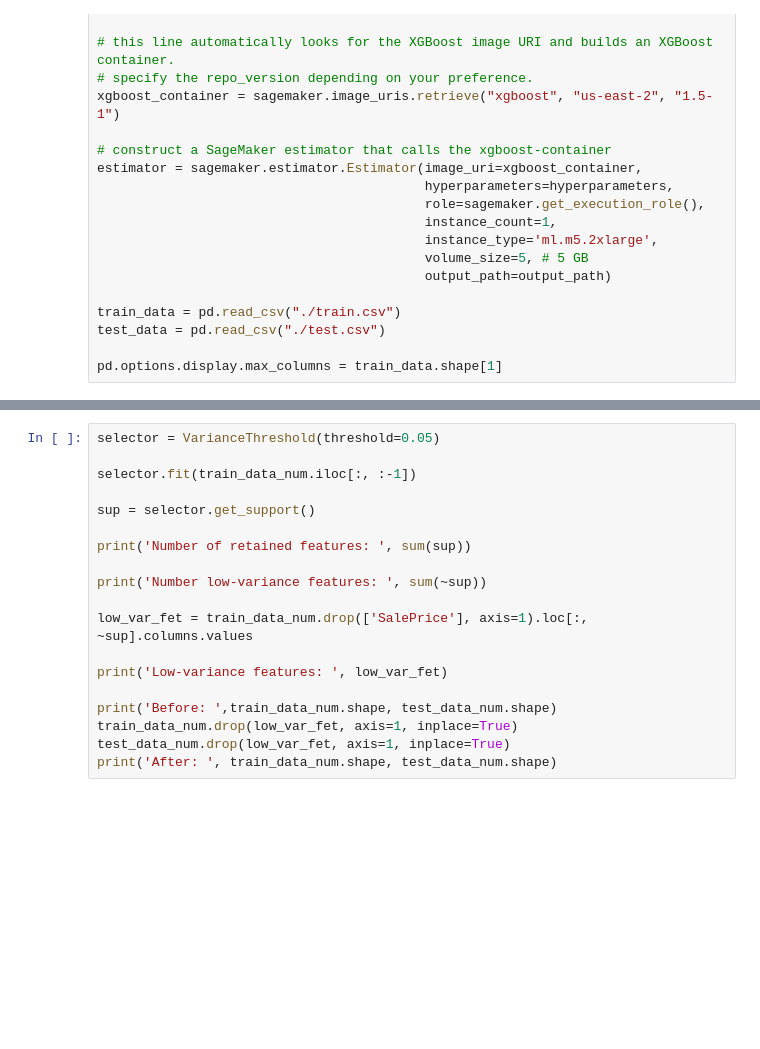
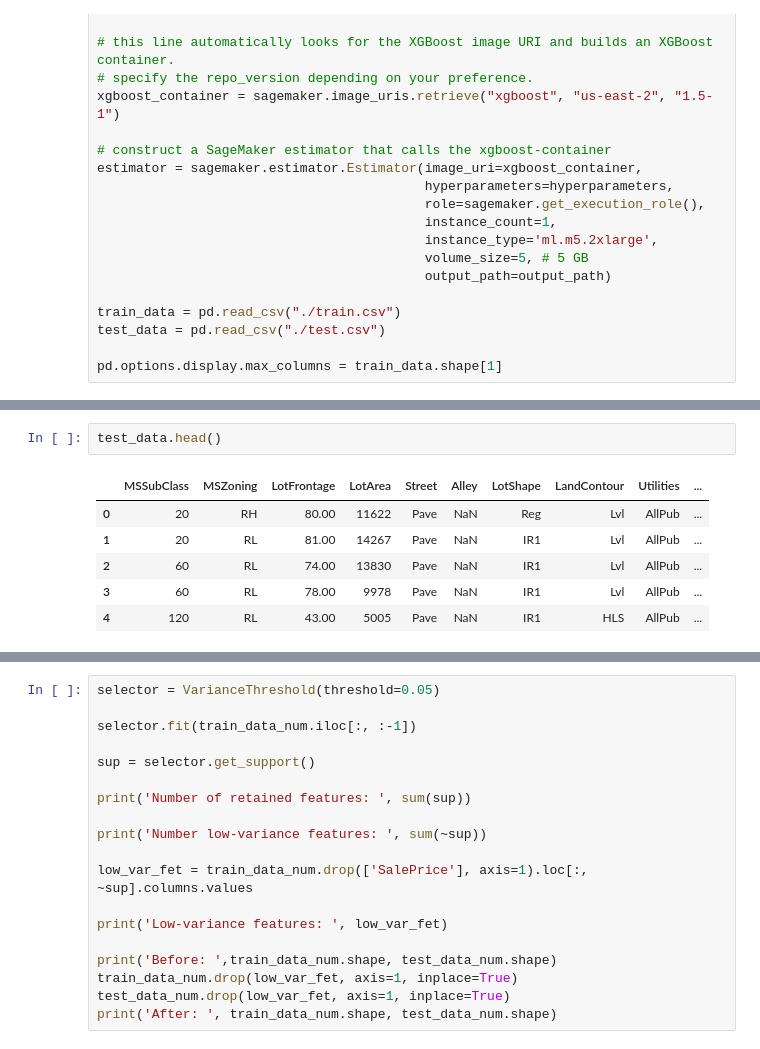
Before and after one commit to ccrngd1/KAGGLE-housePrices, a Jupyter notebook: Kaggle-HousePrices.ipynb, the cells around one changed output, grey strips where cells are left out. Cells and saved outputs as stored; diff of their text form; blank space fills up the shorter version.

```diff
--- a/Kaggle-HousePrices.ipynb
+++ b/Kaggle-HousePrices.ipynb
@@ -73,2 +102,11 @@ train_data.head()
+# %%
+test_data.head()
+# %% [output]
+|  | MSSubClass | MSZoning | LotFrontage | LotArea | Street | Alley | LotShape | LandContour | Utilities | ... |
+| 0 | 20 | RH | 80.00 | 11622 | Pave | NaN | Reg | Lvl | AllPub | ... |
+| 1 | 20 | RL | 81.00 | 14267 | Pave | NaN | IR1 | Lvl | AllPub | ... |
+| 2 | 60 | RL | 74.00 | 13830 | Pave | NaN | IR1 | Lvl | AllPub | ... |
+| 3 | 60 | RL | 78.00 | 9978 | Pave | NaN | IR1 | Lvl | AllPub | ... |
+| 4 | 120 | RL | 43.00 | 5005 | Pave | NaN | IR1 | HLS | AllPub | ... |
 # %%
 train_data.info()
```
Also changed, not shown: parts of 21 cells of this notebook, 8 other files.
